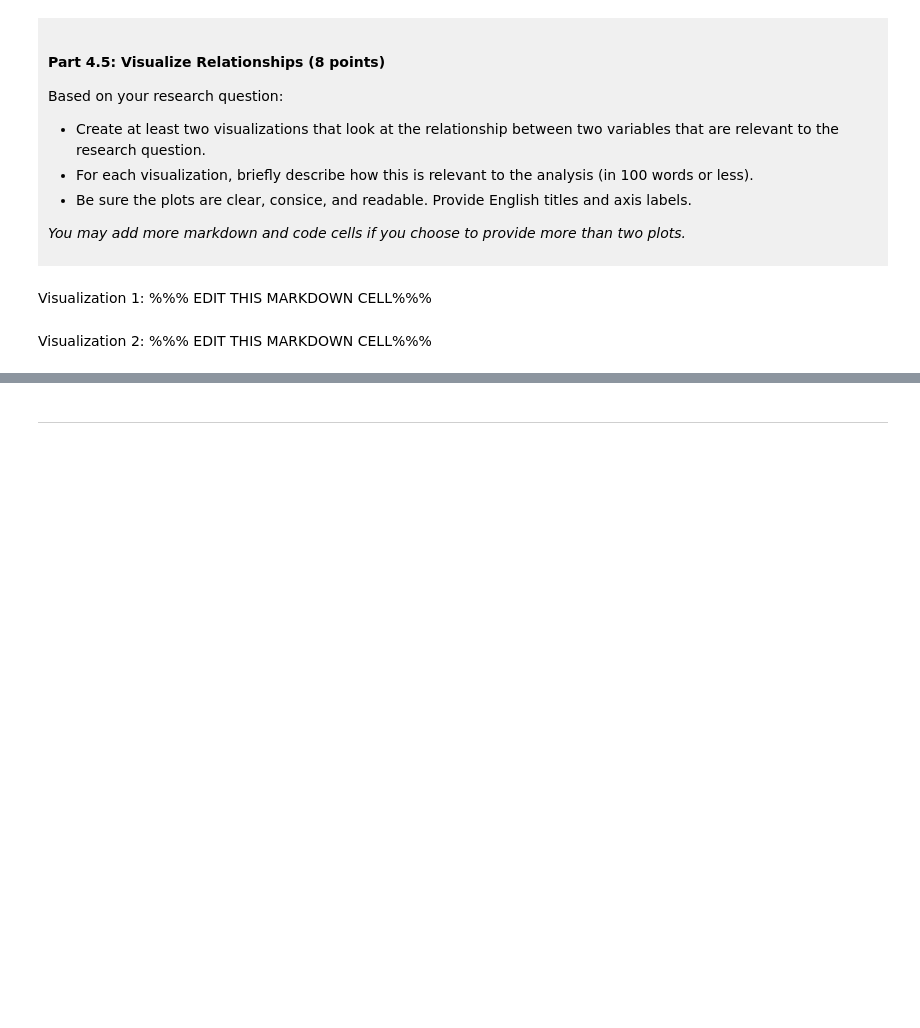
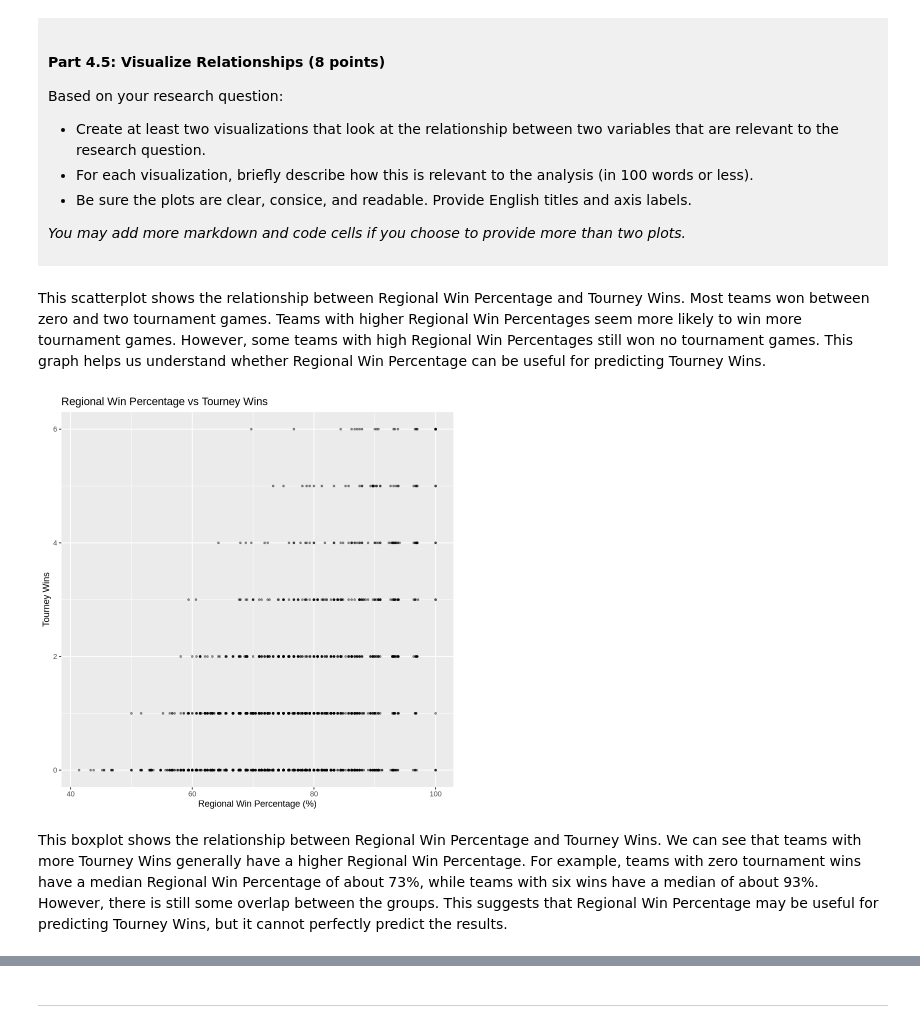
Before and after one commit to Mohan-lab869/dsci-100-project-mohan-chen, a Jupyter notebook: dsci-100-project-notebook.ipynb, the cells around one changed output, grey strips where cells are left out. Drawn from its saved outputs; the diff is of its cells as text; code cells hidden in the pictures; blank space fills up the shorter version.

```diff
--- a/dsci-100-project-notebook.ipynb
+++ b/dsci-100-project-notebook.ipynb
@@ -273,9 +369,16 @@ Based on your research question:
 *You may add more markdown and code cells if you choose to provide more than two plots.*
 </div>
 # %% [markdown]
-Visualization 1: %%% EDIT THIS MARKDOWN CELL%%%
+This scatterplot shows the relationship between Regional Win Percentage and Tourney Wins. Most teams won between zero and two tournament games. Teams with higher Regional Win Percentages seem more likely to win more tournament games. However, some teams with high Regional Win Percentages still won no tournament games. This graph helps us understand whether Regional Win Percentage can be useful for predicting Tourney Wins.
 # %%
-### EDIT THIS CODE CELL FOR VISUALIZATION 1###
+
+ggplot(tidy_data, aes(x = reg_wins_pct, y = tourney_wins)) +
+  geom_point(alpha = 0.4, size = 0.8) +
+  labs(title = "Regional Win Percentage vs Tourney Wins",
+       x = "Regional Win Percentage (%)",
+    y = "Tourney Wins")
+# %% [output]
+[figure, added]
 # %% [markdown]
-Visualization 2: %%% EDIT THIS MARKDOWN CELL%%%
+This boxplot shows the relationship between Regional Win Percentage and Tourney Wins. We can see that teams with more Tourney Wins generally have a higher Regional Win Percentage. For example, teams with zero tournament wins have a median Regional Win Percentage of about 73%, while teams with six wins have a median of about 93%. However, there is still some overlap between the groups. This suggests that Regional Win Percentage may be useful for predicting Tourney Wins, but it cannot perfectly predict the results.
 # %%
```
Also changed, not shown: parts of 11 cells of this notebook.
